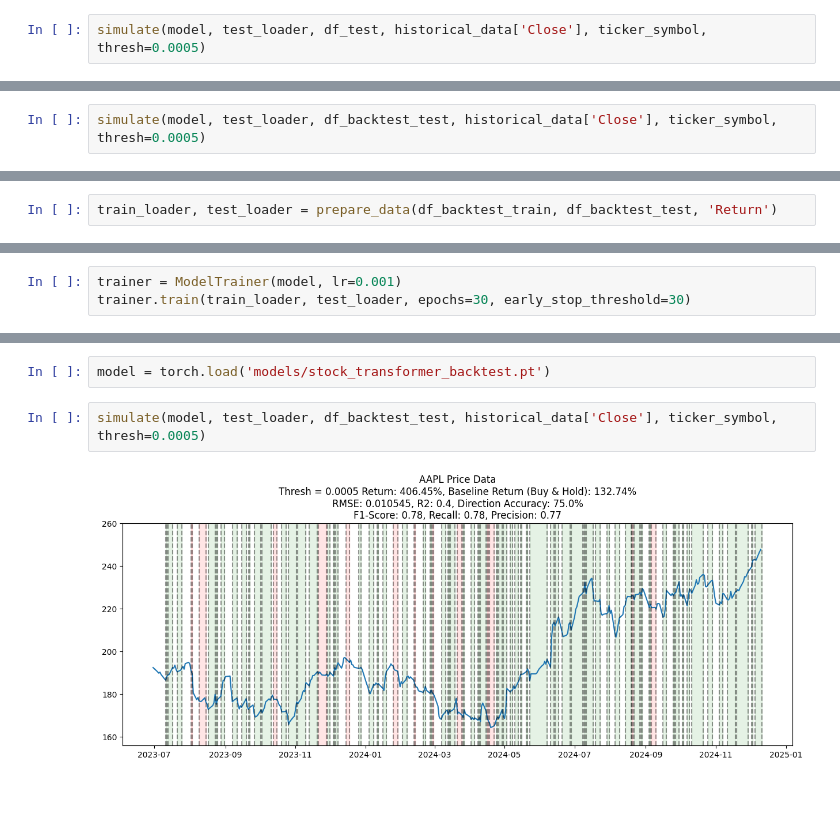
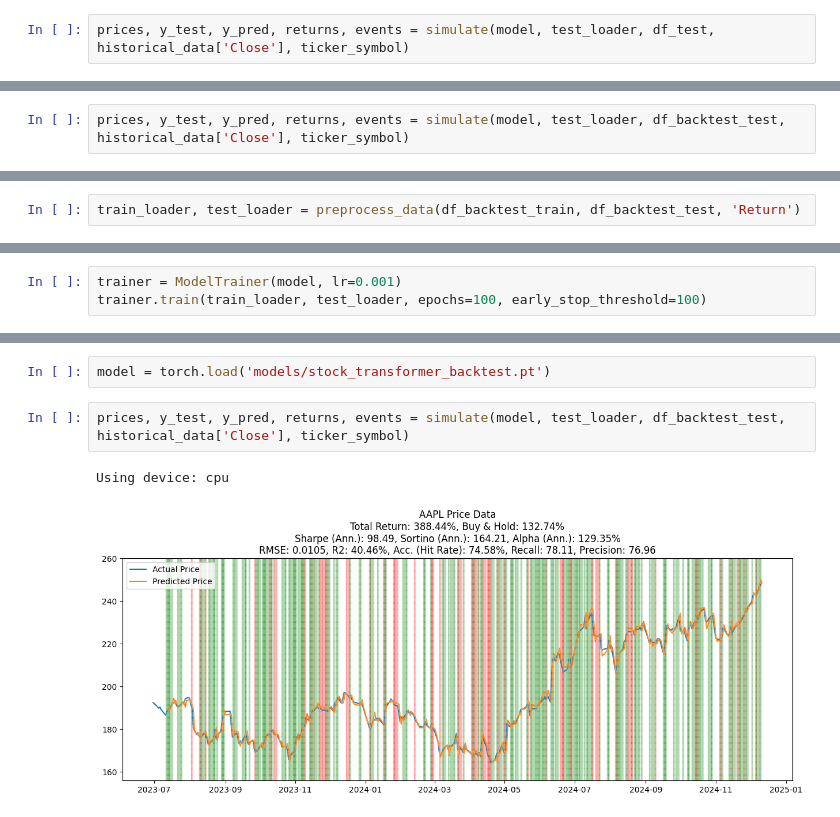
Before and after one commit to egeatmaca/stock_price_prediction, a Jupyter notebook: transformers_and_lstm.ipynb, the cells around one changed output, grey strips where cells are left out. Saved outputs shown, nothing was run; the diff lists cells and outputs as text.

```diff
--- a/transformers_and_lstm.ipynb
+++ b/transformers_and_lstm.ipynb
@@ -509,5 +607,5 @@ np.float64(0.0004034793018945493)
 # %%
 model = torch.load('models/stock_transformer.pt')
 # %%
-simulate(model, test_loader, df_test, historical_data['Close'], ticker_symbol, thresh=0.0005)
+prices, y_test, y_pred, returns, events = simulate(model, test_loader, df_test, historical_data['Close'], ticker_symbol)
 # %% [output]
@@ -549,6 +648,6 @@ np.float64(0.00017759145885065664)
 # %%
 model = torch.load('models/stock_lstm_backtest.pt')
 # %%
-simulate(model, test_loader, df_backtest_test, historical_data['Close'], ticker_symbol, thresh=0.0005)
+prices, y_test, y_pred, returns, events = simulate(model, test_loader, df_backtest_test, historical_data['Close'], ticker_symbol)
 # %% [output]
 Using device: cpu
@@ -556,10 +655,10 @@ Using device: cpu
 # %% [markdown]
 ## Transformer
 # %%
-train_loader, test_loader = prepare_data(df_backtest_train, df_backtest_test, 'Return')
+train_loader, test_loader = preprocess_data(df_backtest_train, df_backtest_test, 'Return')
 # %%
 model = torch.load('models/stock_transformer.pt')
 # %%
 trainer = ModelTrainer(model, lr=0.001)
-trainer.train(train_loader, test_loader, epochs=30, early_stop_threshold=30)
+trainer.train(train_loader, test_loader, epochs=100, early_stop_threshold=100)
 # %% [output]
@@ -587,6 +687,7 @@ np.float64(0.00010188377700615092)
 # %%
 model = torch.load('models/stock_transformer_backtest.pt')
 # %%
-simulate(model, test_loader, df_backtest_test, historical_data['Close'], ticker_symbol, thresh=0.0005)
+prices, y_test, y_pred, returns, events = simulate(model, test_loader, df_backtest_test, historical_data['Close'], ticker_symbol)
 # %% [output]
+Using device: cpu
-[figure, old version]
+[figure, new version]
```
Also changed, not shown: parts of 30 cells of this notebook.
